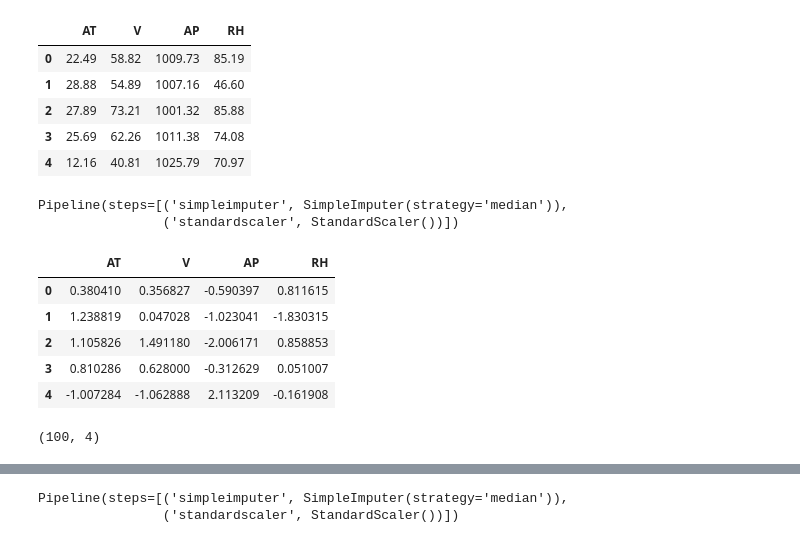
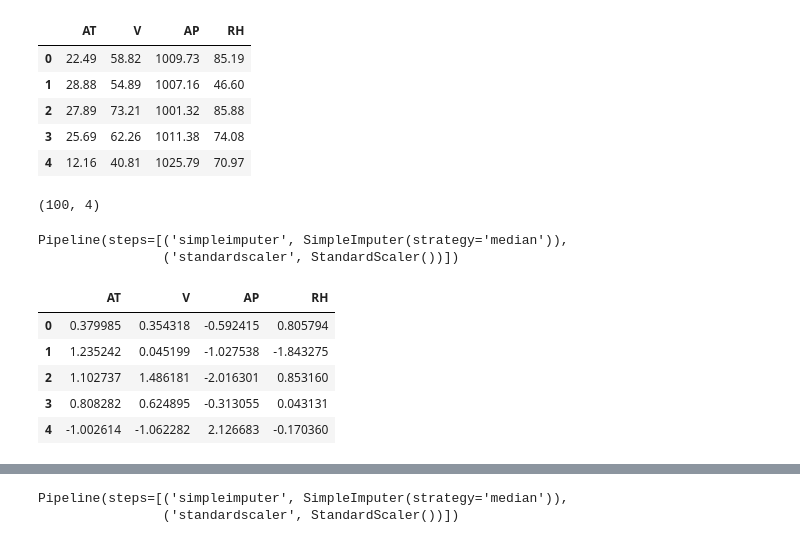
Before and after one commit to utkarshg1/Test1, a Jupyter notebook: Regression_with_Keras.ipynb, the cells around one changed output, grey strips where cells are left out. Saved outputs shown, nothing was run; the diff lists cells and outputs as text; code cells hidden in the pictures.

```diff
--- a/Regression_with_Keras.ipynb
+++ b/Regression_with_Keras.ipynb
@@ -143,9 +115,7 @@ Pipeline(steps=[('simpleimputer', SimpleImputer(strategy='median')),
 # %%
 from sklearn.model_selection import train_test_split
 
-xtrain, xtest, ytrain, ytest = train_test_split(
-    X_pre, Y, test_size=0.2, random_state=42
-)
+xtrain, xtest, ytrain, ytest = train_test_split(X, Y, test_size=0.2, random_state=42)
 # %%
 xtrain.head()
 # %% [output]
@@ -194,0 +180,7 @@ xtest.shape
+# %%
+pipe = make_pipeline(
+    SimpleImputer(strategy="median"),
+    StandardScaler()
+).set_output(transform="pandas")
+# %%
+pipe.fit(xtrain)
@@ -402,23 +361,23 @@ xnew.head()
 | 2 | 27.89 | 73.21 | 1001.32 | 85.88 |
 | 3 | 25.69 | 62.26 | 1011.38 | 74.08 |
 | 4 | 12.16 | 40.81 | 1025.79 | 70.97 |
-# %%
-num_pipe
-# %% [output]
-Pipeline(steps=[('simpleimputer', SimpleImputer(strategy='median')),
-                ('standardscaler', StandardScaler())])
+# %%
+xnew.shape
+# %% [output]
+(100, 4)
+# %%
+pipe
+# %% [output]
+Pipeline(steps=[('simpleimputer', SimpleImputer(strategy='median')),
+                ('standardscaler', StandardScaler())])
 # %%
-xnew_pre = num_pipe.transform(xnew)
+xnew_pre = pipe.transform(xnew)
 xnew_pre.head()
 # %% [output]
 |  | AT | V | AP | RH |
-| 0 | 0.380410 | 0.356827 | -0.590397 | 0.811615 |
-| 1 | 1.238819 | 0.047028 | -1.023041 | -1.830315 |
-| 2 | 1.105826 | 1.491180 | -2.006171 | 0.858853 |
-| 3 | 0.810286 | 0.628000 | -0.312629 | 0.051007 |
-| 4 | -1.007284 | -1.062888 | 2.113209 | -0.161908 |
+| 0 | 0.379985 | 0.354318 | -0.592415 | 0.805794 |
+| 1 | 1.235242 | 0.045199 | -1.027538 | -1.843275 |
+| 2 | 1.102737 | 1.486181 | -2.016301 | 0.853160 |
+| 3 | 0.808282 | 0.624895 | -0.313055 | 0.043131 |
+| 4 | -1.002614 | -1.062282 | 2.126683 | -0.170360 |
-# %%
-xnew_pre.shape
-# %% [output]
-(100, 4)
 # %%
```
Also changed, not shown: parts of 70 cells of this notebook.
